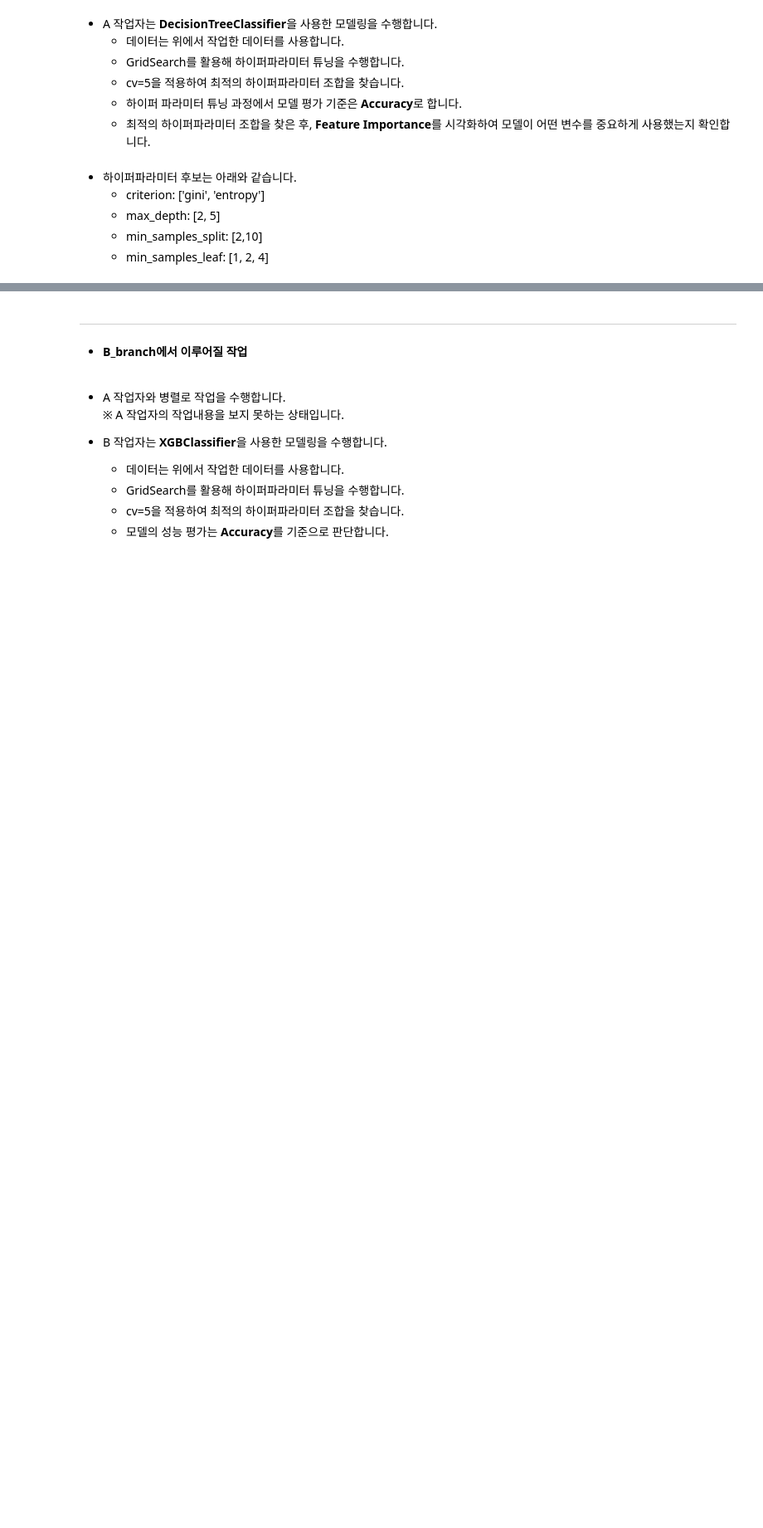
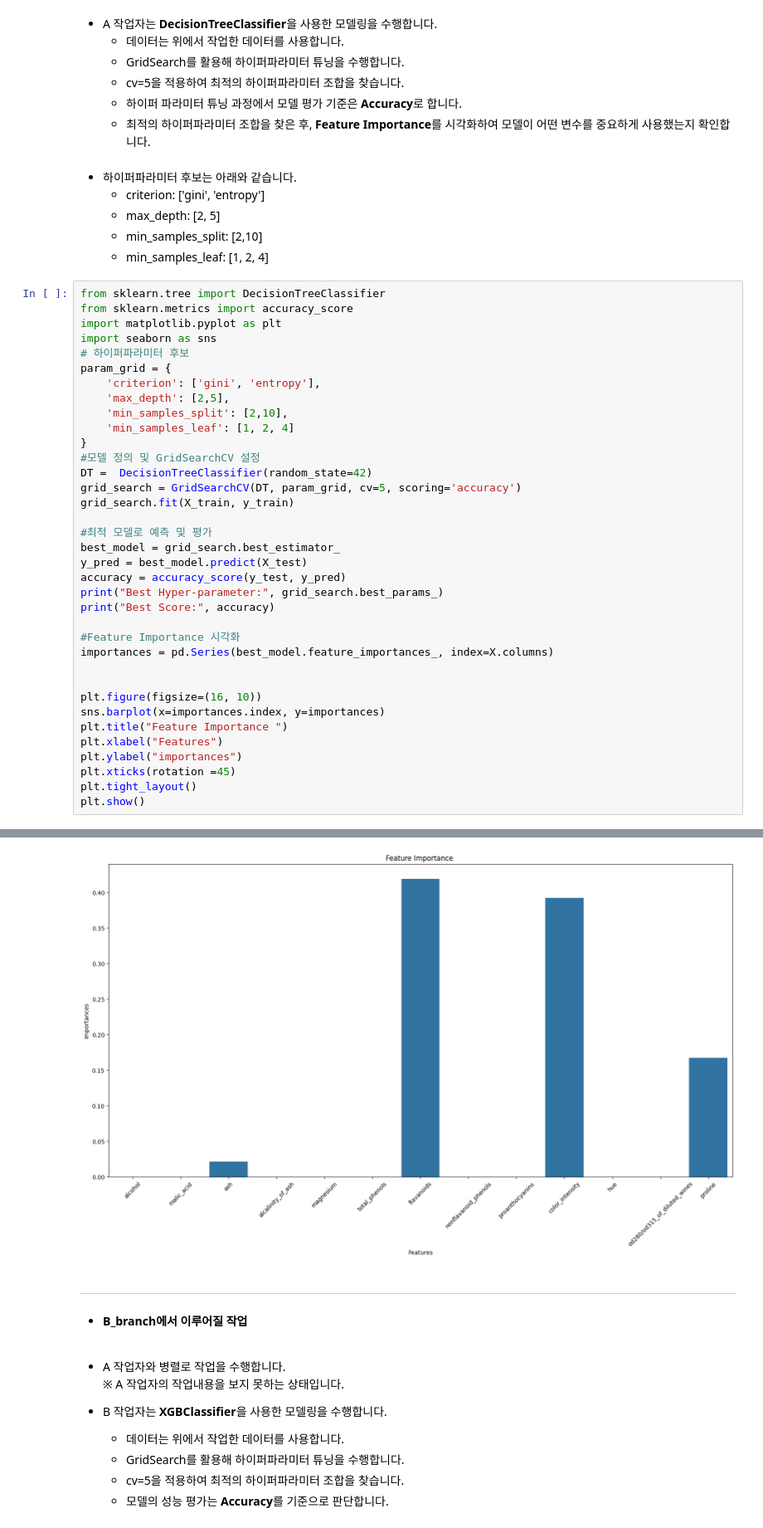
Before and after one commit to jeonminkyu/metacode_git_project, a Jupyter notebook: 작업내용_확인용.ipynb, the cells around one changed output, grey strips where cells are left out. Shown: that part at 83% size. Cells and saved outputs as stored; diff of their text form; blank space fills up the shorter version.

```diff
--- a/작업내용_확인용.ipynb
+++ b/작업내용_확인용.ipynb
@@ -59,3 +59,40 @@ X_train, X_test, y_train, y_test = train_test_split(X, y, test_size=0.2, random_
     - max_depth: [2, 5]
     - min_samples_split: [2,10]
     - min_samples_leaf: [1, 2, 4]
+# %%
+from sklearn.tree import DecisionTreeClassifier
+from sklearn.metrics import accuracy_score
+import matplotlib.pyplot as plt
+import seaborn as sns
+# 하이퍼파라미터 후보
+param_grid = {
+    'criterion': ['gini', 'entropy'],
+    'max_depth': [2,5],
+    'min_samples_split': [2,10],
+    'min_samples_leaf': [1, 2, 4]
+}
+#모델 정의 및 GridSearchCV 설정
+DT =  DecisionTreeClassifier(random_state=42)
+grid_search = GridSearchCV(DT, param_grid, cv=5, scoring='accuracy')
+grid_search.fit(X_train, y_train)
+
+#최적 모델로 예측 및 평가
+best_model = grid_search.best_estimator_
+y_pred = best_model.predict(X_test)
+accuracy = accuracy_score(y_test, y_pred)
+print("Best Hyper-parameter:", grid_search.best_params_)
+print("Best Score:", accuracy)
+
+#Feature Importance 시각화
+importances = pd.Series(best_model.feature_importances_, index=X.columns)
+
+
+plt.figure(figsize=(16, 10))
+sns.barplot(x=importances.index, y=importances)
+plt.title("Feature Importance ")
+plt.xlabel("Features")
+plt.ylabel("importances")
+plt.xticks(rotation =45)
+plt.tight_layout()
+plt.show()
+# %% [output]
@@ -62,3 +101,4 @@ X_train, X_test, y_train, y_test = train_test_split(X, y, test_size=0.2, random_
+[figure, added]
 # %% [markdown]
 ---
 - **B_branch에서 이루어질 작업**
```
Also changed, not shown: parts of 1 cell of this notebook, 1 other file.
